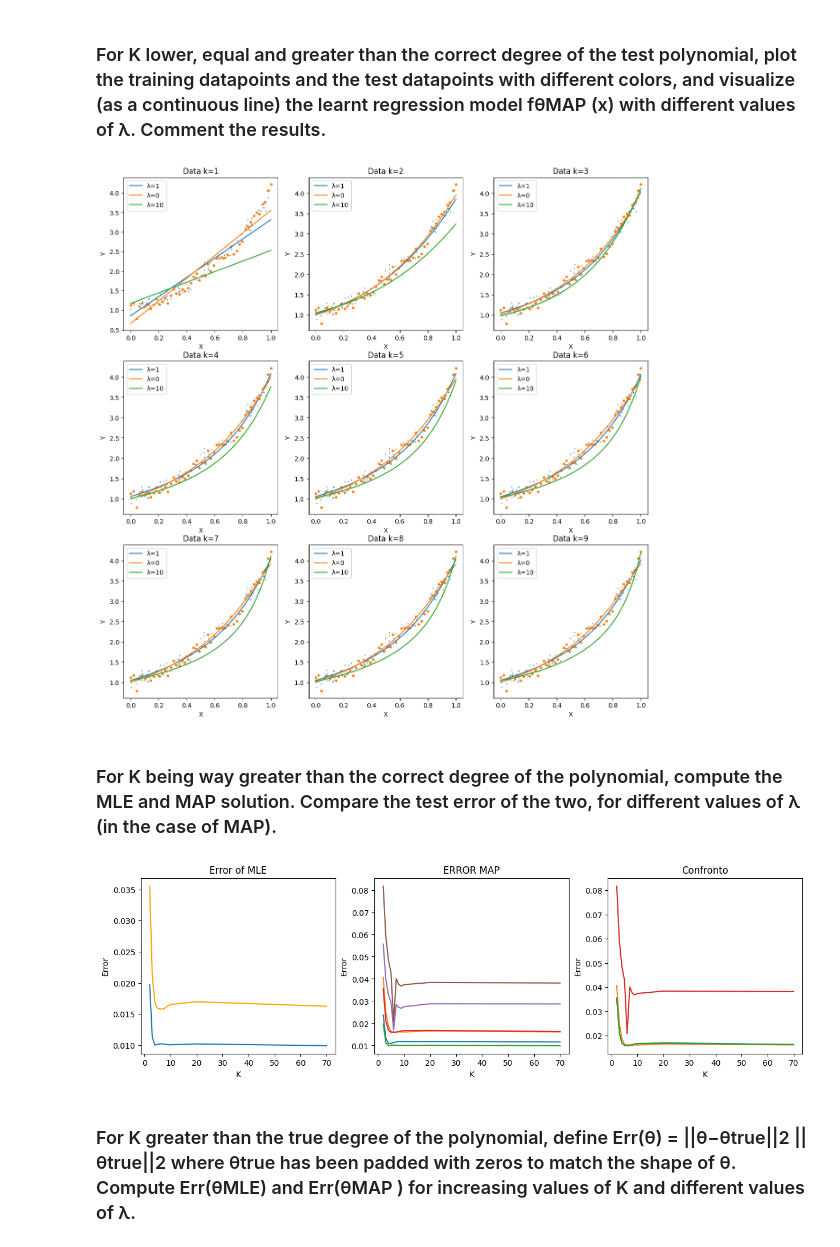
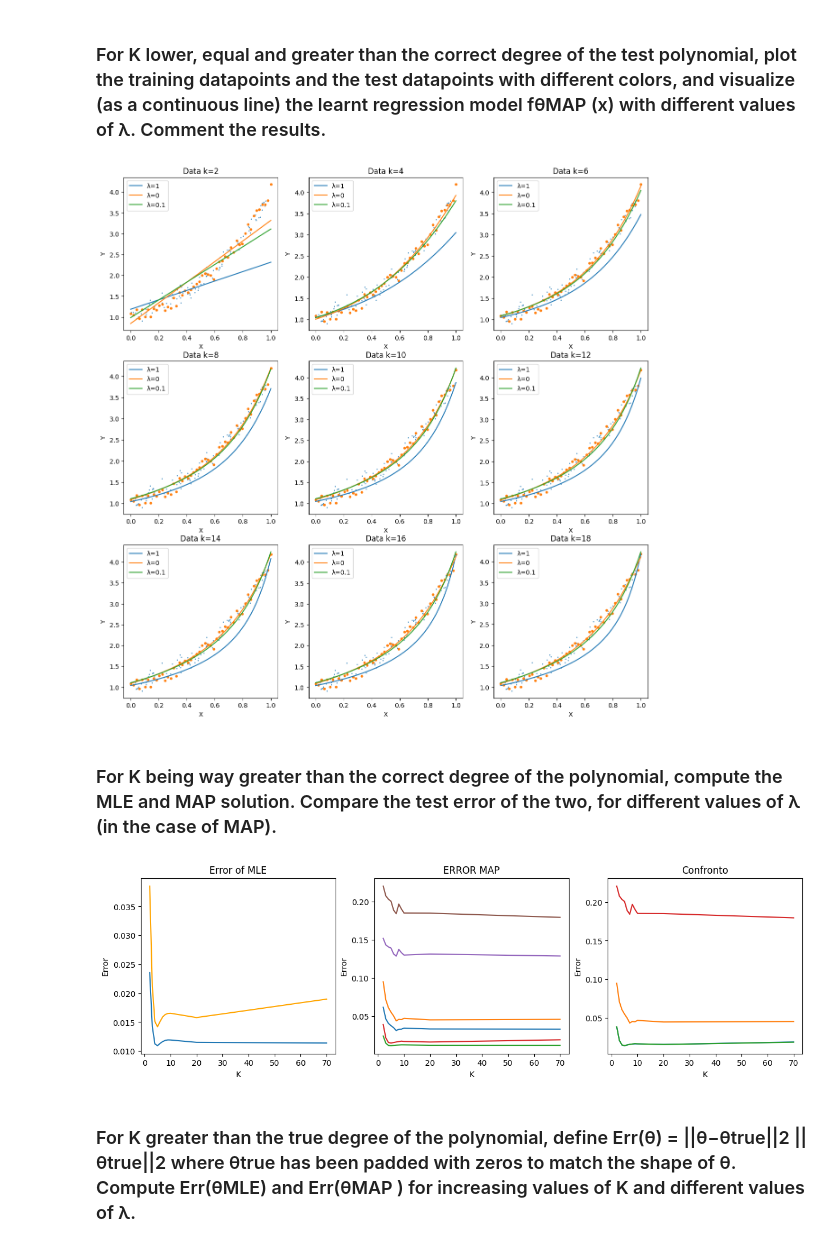
Before and after one commit to francesco-source/Artificial-Intelligence-UNIBO, a Jupyter notebook: Statistical_and_mathematical_methods_for_AI/Exercises/Esercizio4.ipynb, the cells around one changed output. Drawn from its saved outputs; the diff is of its cells as text; code cells hidden in the pictures.

```diff
--- a/Statistical_and_mathematical_methods_for_AI/Exercises/Esercizio4.ipynb
+++ b/Statistical_and_mathematical_methods_for_AI/Exercises/Esercizio4.ipynb
@@ -175,7 +187,9 @@ Xtest=np.linspace(0,1,Ntest)
 plt.figure(figsize=[15,5*3])
 for k in range(1,len(K_try)):
     plt.subplot(3,3,k)
-    theta_MLE=f_theta_MLE(Xtrain,Ytrain,K_try[k]) if Gradient_descent==False else GD(gen_MLE(Xtrain,Ytrain),grad_MLE(Xtrain,Ytrain),np.zeros((K_try[k],)))[-1]
+
+    theta_MLE=Choose_MLE("SGD",Xtrain,Ytrain,K_try[k])
+
     Y_MLE_train=np.vander(Xtrain,K_try[k])@theta_MLE
     Y_MLE_test=np.vander(Xtest,K_try[k])@theta_MLE
 
@@ -196,7 +210,9 @@ plt.figure(figsize=[8,5])
 MLEtrain_error=np.zeros((len(K_try)))
 MLEtest_error=np.zeros((len(K_try)))
 for k in range(len(K_try)):
-    theta_MLE=f_theta_MLE(Xtrain,Ytrain,K_try[k]) if Gradient_descent==False else GD(gen_MLE(Xtrain,Ytrain),grad_MLE(Xtrain,Ytrain),np.zeros((K_try[k],)))[-1]
+
+    theta_MLE=Choose_MLE("SGD",Xtrain,Ytrain,K_try[k])
+
     Y_MLE_train=np.vander(Xtrain,K_try[k])@theta_MLE
     Y_MLE_test=np.vander(Xtest,K_try[k])@theta_MLE
     MLEtrain_error[k]=abs_error(theta_MLE,(Xtrain,Ytrain))
@@ -215,26 +231,36 @@ def ftheta_map(data,k,lamda):
     Phi=np.vander(X,k)
     theta_map_k=np.linalg.solve(Phi.T@Phi + lamda*np.identity(k), Phi.T@Y)
     return theta_map_k
+
+def Choose_MAP(modality,Xtry,Ytry,k,lmda):
+    if modality=="False":
+        return ftheta_map((Xtry,Ytry),k,lmda)
+    elif modality=="GD":
+        return GD(gen_MAP(Xtry,Ytry,lmda),grad_MAP(Xtry,Ytry,lmda),np.zeros((k,)))[-1]
+    else:
+        return SGD(grad_MAP,np.zeros((k,)),(Xtry,Ytry),8,30,lmda)
 # %% [markdown]
 ###  For K lower, equal and greater than the correct degree of the test polynomial, plot the training datapoints and the test datapoints with different colors, and visualize (as a continuous line) the learnt regression model fθMAP (x) with different values of λ. Comment the results.
 # %%
-K_try=[i for i in range(0,20,2)]
-lmda= [1,0, 10,]
+K_try=list(range(0,20,2))
+lmda= [1,0,0.1]
 plt.figure(figsize=[15,5*3])
 for k in range(1,len(K_try)):
     plt.subplot(3,3,k)
     for l in range(len(lmda)):
-        theta_MAP=ftheta_map((Xtrain,Ytrain),K_try[k],lmda[l]) if Gradient_descent==False else GD(gen_MAP(Xtrain,Ytrain,lmda[l]),grad_MAP(Xtrain,Ytrain,lmda[l]),np.zeros((K_try[k],)))[-1]
+
+        theta_MAP=Choose_MAP("SGD",Xtrain,Ytrain,K_try[k],lmda[l])
+
         Y_MAP_train=np.vander(Xtrain,K_try[k])@theta_MAP
         Y_MAP_test=np.vander(Xtest,K_try[k])@theta_MAP
 
         plt.plot(Xtest,Y_MAP_test)
     plt.legend([f"λ={i}" for i in lmda])
-    scatterfig(Xtrain,Ytrain,f"Data K={k}","X","Y","Train")
-    scatterfig(Xtest,Ytest,f"Data k={k}","X","Y","TEST")
+    scatterfig(Xtrain,Ytrain,f"Data K={K_try[k]}","X","Y","Train")
+    scatterfig(Xtest,Ytest,f"Data k={K_try[k]}","X","Y","TEST")
 plt.show()
 # %% [output]
-[figure, old version]
+[figure, new version]
 # %% [markdown]
 ### For K being way greater than the correct degree of the polynomial, compute the MLE and MAP solution. Compare the test error of the two, for different values of λ (in the case of MAP).
 # %%
@@ -246,42 +272,44 @@ MAPtrain_error=np.zeros((len(K_try),len(lmda)))
 MAPtest_error=np.zeros((len(K_try),len(lmda)))
 for k in range(len(K_try)):
 
-    theta_MLE=f_theta_MLE(Xtrain,Ytrain,K_try[k]) if Gradient_descent==False else GD(gen_MLE(Xtrain,Ytrain),grad_MLE(Xtrain,Ytrain),np.zeros((K_try[k],)))[-1]
+    theta_MLE=Choose_MLE("SGD",Xtrain,Ytrain,K_try[k])
+
     MLEtrain_error[k]=abs_error(theta_MLE,(Xtrain,Ytrain))
     MLEtest_error[k]=abs_error(theta_MLE,(Xtest,Ytest))
 
     for l in range(len(lmda)):
 
-        theta_MAP=ftheta_map((Xtrain,Ytrain),K_try[k],lmda[l]) if Gradient_descent==False else GD(gen_MAP(Xtrain,Ytrain,lmda[l]),grad_MAP(Xtrain,Ytrain,lmda[l]),np.zeros((K_try[k],)))[-1]
+        theta_MAP=Choose_MAP("SGD",Xtrain,Ytrain,K_try[k],lmda[l])
+
         MAPtrain_error[k,l]=abs_error(theta_MAP,(Xtrain,Ytrain))
         MAPtest_error[k,l]=abs_error(theta_MAP,(Xtest,Ytest))
 
 
 # now i plot
 plt.figure(figsize=[15,4])
 plt.subplot(1,3,1)
 plt.title("Error of MLE")
 plt.xlabel("K")
 plt.ylabel("Error")
 plt.plot(K_try,MLEtrain_error,c="C0")
 plt.plot(K_try,MLEtest_error,c="orange")
 plt.subplot(1,3,2)
 plt.title("ERROR MAP")
 plt.xlabel("K")
 plt.ylabel("Error")
 for l in range(len(lmda)):
     plt.plot(K_try,MAPtrain_error[:,l])
     plt.plot(K_try,MAPtest_error[:,l])
 plt.subplot(1,3,3)
 plt.title("Confronto")
 plt.xlabel("K")
 plt.ylabel("Error")
 plt.plot(K_try,MLEtest_error)
 for l in range(len(lmda)):
     plt.plot(K_try,MAPtest_error[:,l])
 plt.show()
 # %% [output]
-[figure, old version]
+[figure, new version]
 # %% [markdown]
 ###  For K greater than the true degree of the polynomial, define Err(θ) = ||θ−θtrue||2 ||θtrue||2 where θtrue has been padded with zeros to match the shape of θ. Compute Err(θMLE) and Err(θMAP ) for increasing values of K and different values of λ.
 # %%
```
Also changed, not shown: parts of 12 cells of this notebook, 2 other files.
